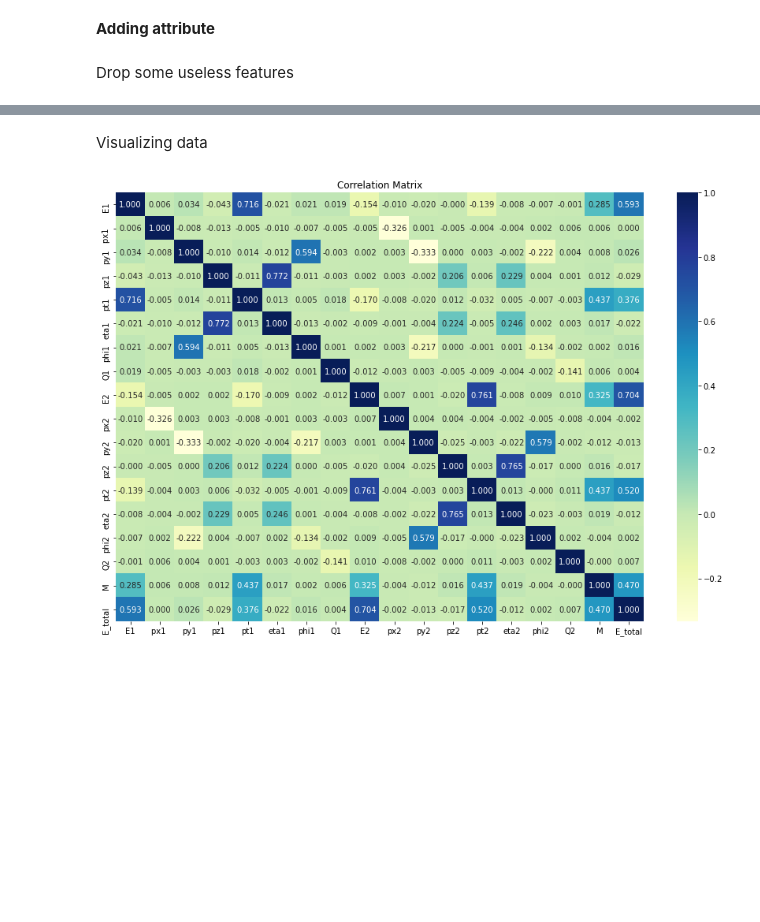
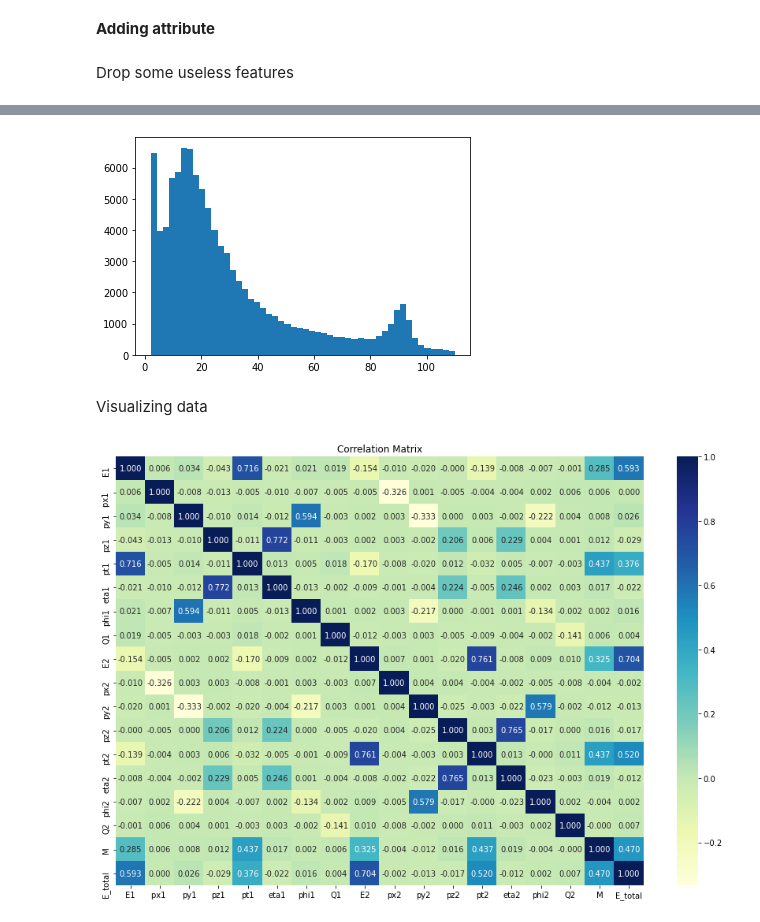
Before and after one commit to mohammadreza-ebrahimi/CERN-collision-data, a Jupyter notebook: mass-prediction-in-cern-data.ipynb, the cells around one changed output, grey strips where cells are left out. Cells and saved outputs as stored; diff of their text form; code cells hidden in the pictures; blank space fills up the shorter version.

```diff
--- a/mass-prediction-in-cern-data.ipynb
+++ b/mass-prediction-in-cern-data.ipynb
@@ -147,3 +147,8 @@ Name: M, dtype: float64
+# %%
+plt.hist(Data['M'], bins=50)
+plt.show()
+# %% [output]
+[figure, added]
 # %% [markdown]
 Visualizing data
 # %%
```
Also changed, not shown: parts of 47 cells of this notebook.
